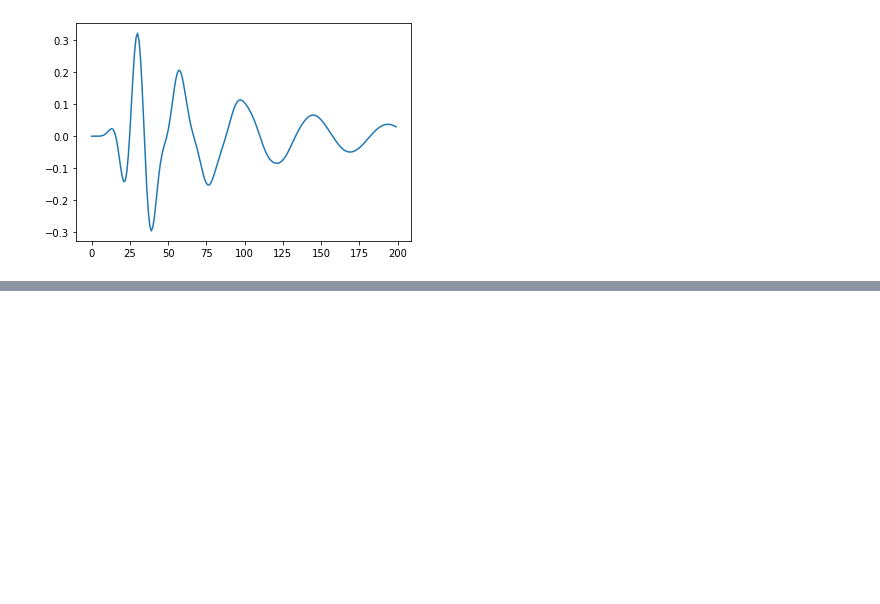
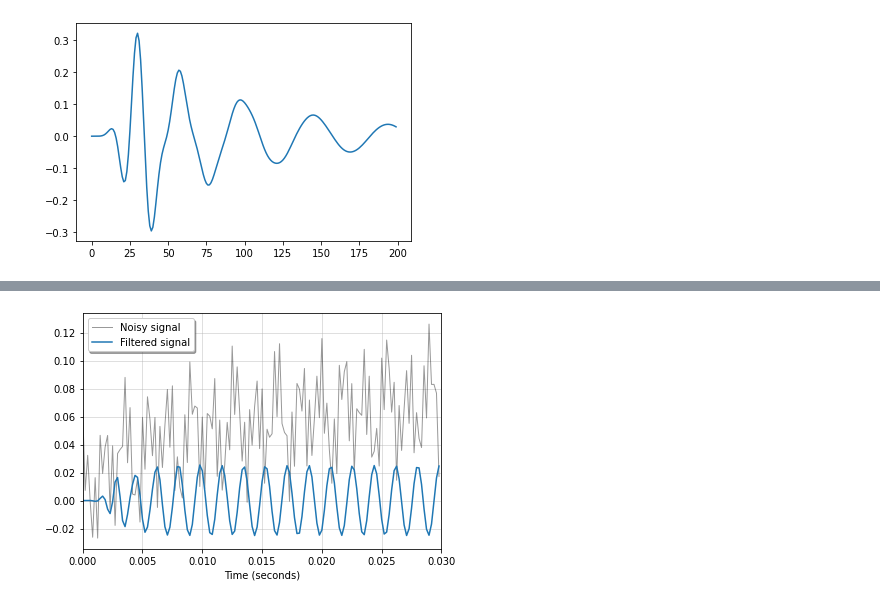
Before and after one commit to bagustris/linear-filter, a Jupyter notebook: iir_filter.ipynb, the cells around one changed output, grey strips where cells are left out. Cells and saved outputs as stored; diff of their text form; code cells hidden in the pictures; blank space fills up the shorter version.

```diff
--- a/iir_filter.ipynb
+++ b/iir_filter.ipynb
@@ -202,12 +207,11 @@ def make_data(T, fs):
 # %%
 # create waveform plot and spectrogram
-T = 50
-fs = 50000
-time, pressure = make_data(T, fs)
+time, pressure = np.loadtxt('pressure.dat', skiprows=2,
+                            delimiter=',', unpack=True)
 
 t0 = time.min()
 t1 = time.max()
-
+fs = 50000
 nperseg = 80
 noverlap = nperseg - 4
 f, t, spec = signal.spectrogram(pressure, fs=fs, nperseg=nperseg,
@@ -271,0 +341,31 @@ plt.tight_layout()
+# %%
+# another example
+
+def make_data(T, fs):
+    nsamples = int(T * fs)
+    t = np.linspace(0, T, nsamples, endpoint=False)
+    a = 0.025
+    f0 = 550.0
+    x = 0.07 * np.sin(2 * np.pi * 1.2 * np.sqrt(t))
+    x += 0.01 * np.cos(2 * np.pi * 312 * t + 0.1)
+    x += a * np.cos(2 * np.pi * f0 * t + .11)
+    x += 0.03 * np.cos(2 * np.pi * 2000 * t)
+    return t, x
+
+T = 0.03
+t, x = make_data(T, fs)
+
+y = butter_bandpass_filt(x, lowcut, highcut, fs, order=12)
+
+plt.figure()
+plt.plot(t, x, 'k', alpha=0.4, linewidth=1, label='Noisy signal')
+
+plt.plot(t, y, 'C0', label='Filtered signal')
+plt.xlabel('Time (seconds)')
+plt.grid(alpha=0.5)
+plt.axis('tight')
+plt.xlim(0, T)
+plt.legend(framealpha=1, shadow=True, loc='upper left')
+plt.tight_layout()
+# %% [output]
+[figure, added]
```
Also changed, not shown: parts of 13 cells of this notebook.
